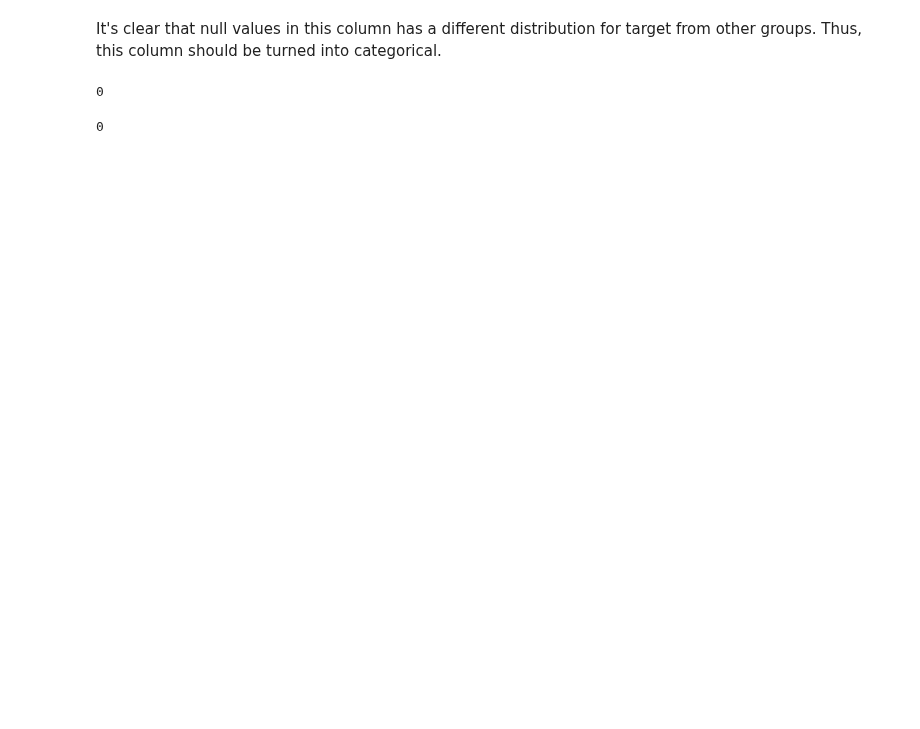
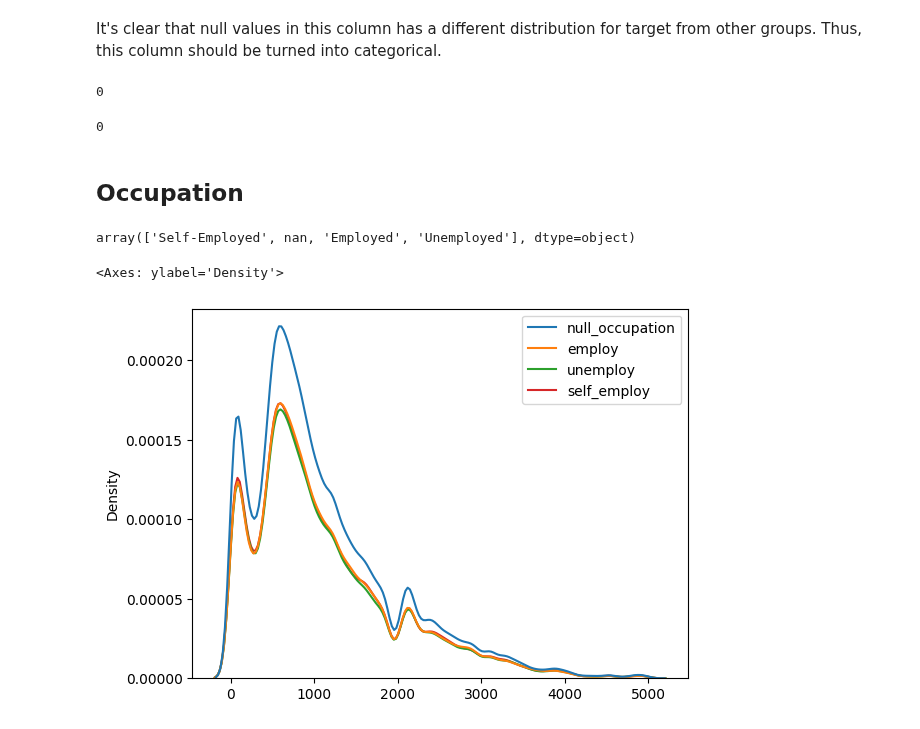
Before and after one commit to Anqi-Wang-aug/kaggle-competition-premium-regression, a Jupyter notebook: script.ipynb, the cells around one changed output. Cells and saved outputs as stored; diff of their text form; code cells hidden in the pictures; blank space fills up the shorter version.

```diff
--- a/script.ipynb
+++ b/script.ipynb
@@ -308,3 +293,28 @@ test['Number of Dependents'] = test['Number of Dependents'].astype('category')
 test['Number of Dependents'].isnull().sum()
 # %% [output]
 0
+# %% [markdown]
+## Occupation
+# %%
+data_processing_tr['Occupation'].unique()
+# %% [output]
+array(['Self-Employed', nan, 'Employed', 'Unemployed'], dtype=object)
+# %%
+null_occupation = data_processing_tr[data_processing_tr['Occupation'].isnull()]
+employ_y = data_processing_tr[data_processing_tr['Occupation']=='Employed']['y']
+unemploy_y = data_processing_tr[data_processing_tr['Occupation']=='Unemployed']['y']
+self_employ_y = data_processing_tr[data_processing_tr['Occupation']=='Self-Employed']['y']
+
+y_job = pd.DataFrame(
+    {
+        'null_occupation': null_occupation.y,
+        'employ': employ_y,
+        'unemploy':unemploy_y,
+        'self_employ': self_employ_y
+
+    }
+)
+sns.kdeplot(y_job)
+# %% [output]
+<Axes: ylabel='Density'>
+[figure, added]
```
Also changed, not shown: parts of 12 cells of this notebook, 4 other files.
